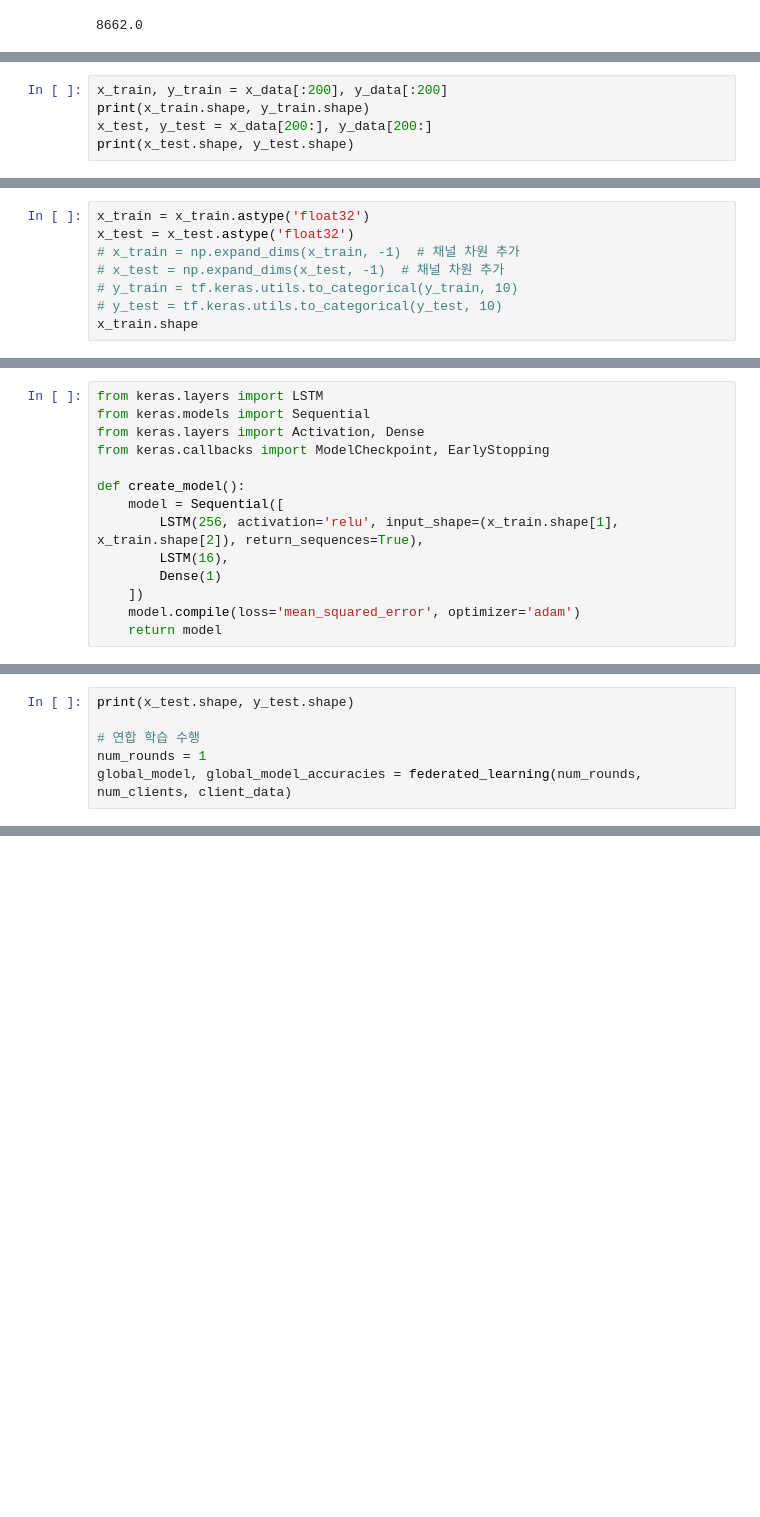
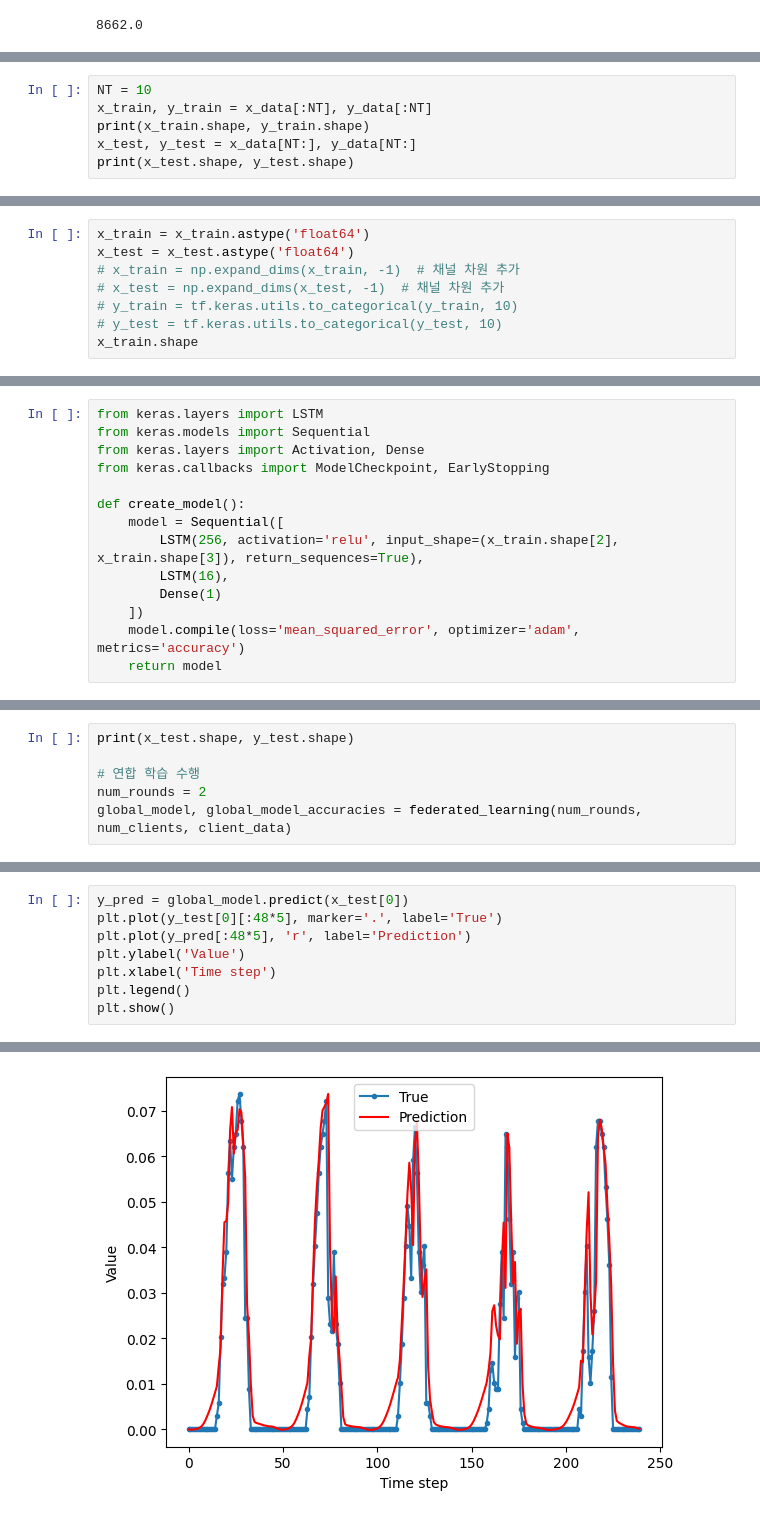
Before and after one commit to JunwookHeo/etc_project, a Jupyter notebook: proc_auggrid/federated.ipynb, the cells around one changed output, grey strips where cells are left out. Saved outputs shown, nothing was run; the diff lists cells and outputs as text; blank space fills up the shorter version.

Commit message:
Fixed federated learning errors

```diff
--- a/proc_auggrid/federated.ipynb
+++ b/proc_auggrid/federated.ipynb
@@ -59,6 +65,7 @@ print(x_data.shape, y_data.shape)
 # %%
-x_train, y_train = x_data[:200], y_data[:200]
+NT = 10
+x_train, y_train = x_data[:NT], y_data[:NT]
 print(x_train.shape, y_train.shape)
-x_test, y_test = x_data[200:], y_data[200:]
+x_test, y_test = x_data[NT:], y_data[NT:]
 print(x_test.shape, y_test.shape)
 # %% [output]
@@ -67,6 +74,6 @@ print(x_test.shape, y_test.shape)
 # %%
-x_train = x_train.astype('float32')
-x_test = x_test.astype('float32')
+x_train = x_train.astype('float64')
+x_test = x_test.astype('float64')
 # x_train = np.expand_dims(x_train, -1)  # 채널 차원 추가
 # x_test = np.expand_dims(x_test, -1)  # 채널 차원 추가
 # y_train = tf.keras.utils.to_categorical(y_train, 10)
@@ -93,11 +100,11 @@ from keras.callbacks import ModelCheckpoint, EarlyStopping
 
 def create_model():
     model = Sequential([
-        LSTM(256, activation='relu', input_shape=(x_train.shape[1], x_train.shape[2]), return_sequences=True),
+        LSTM(256, activation='relu', input_shape=(x_train.shape[2], x_train.shape[3]), return_sequences=True),
         LSTM(16),
         Dense(1)
     ])
-    model.compile(loss='mean_squared_error', optimizer='adam')
+    model.compile(loss='mean_squared_error', optimizer='adam', metrics='accuracy')
     return model
 # %%
 # 모델 생성
@@ -228,6 +241,6 @@ def federated_learning(num_rounds, num_clients, client_data):
 print(x_test.shape, y_test.shape)
 
 # 연합 학습 수행
-num_rounds = 1
+num_rounds = 2
 global_model, global_model_accuracies = federated_learning(num_rounds, num_clients, client_data)
 # %% [output]
@@ -267,0 +316,9 @@ Dimensions must be equal, but are 1 and 48 for '{{node sequential_2_1/lstm_4_1/l
+# %%
+y_pred = global_model.predict(x_test[0])
+plt.plot(y_test[0][:48*5], marker='.', label='True')
+plt.plot(y_pred[:48*5], 'r', label='Prediction')
+plt.ylabel('Value')
+plt.xlabel('Time step')
+plt.legend()
+plt.show()
+# %% [output]
@@ -267,0 +326 @@ Dimensions must be equal, but are 1 and 48 for '{{node sequential_2_1/lstm_4_1/l
+[figure, added]
```
Also changed, not shown: parts of 10 cells of this notebook.
